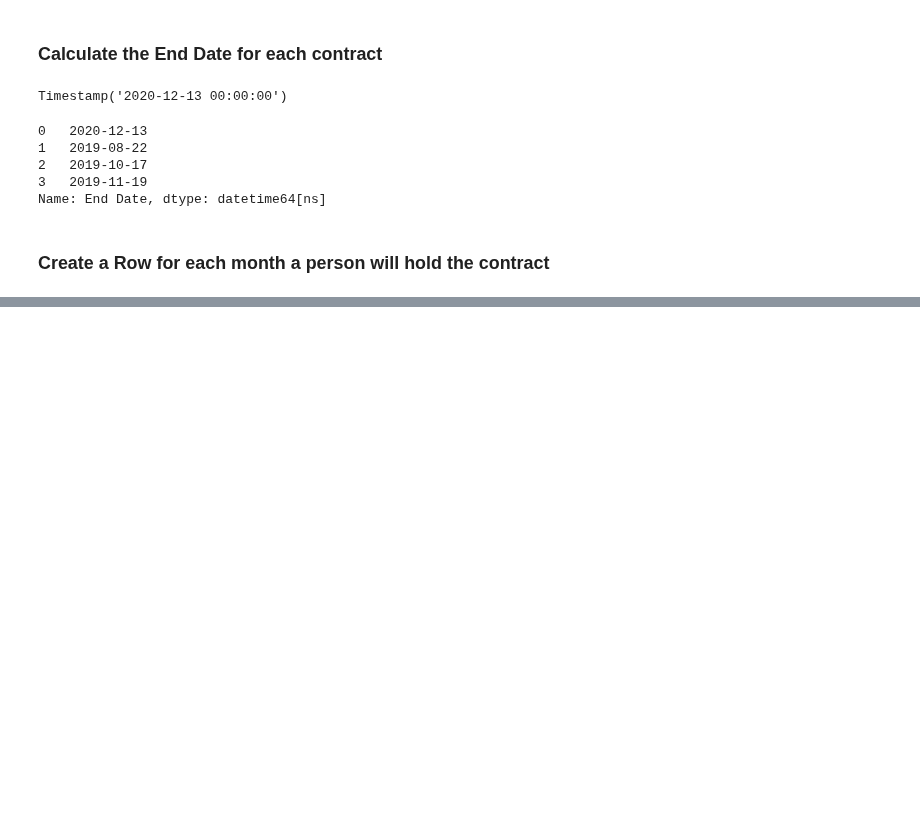
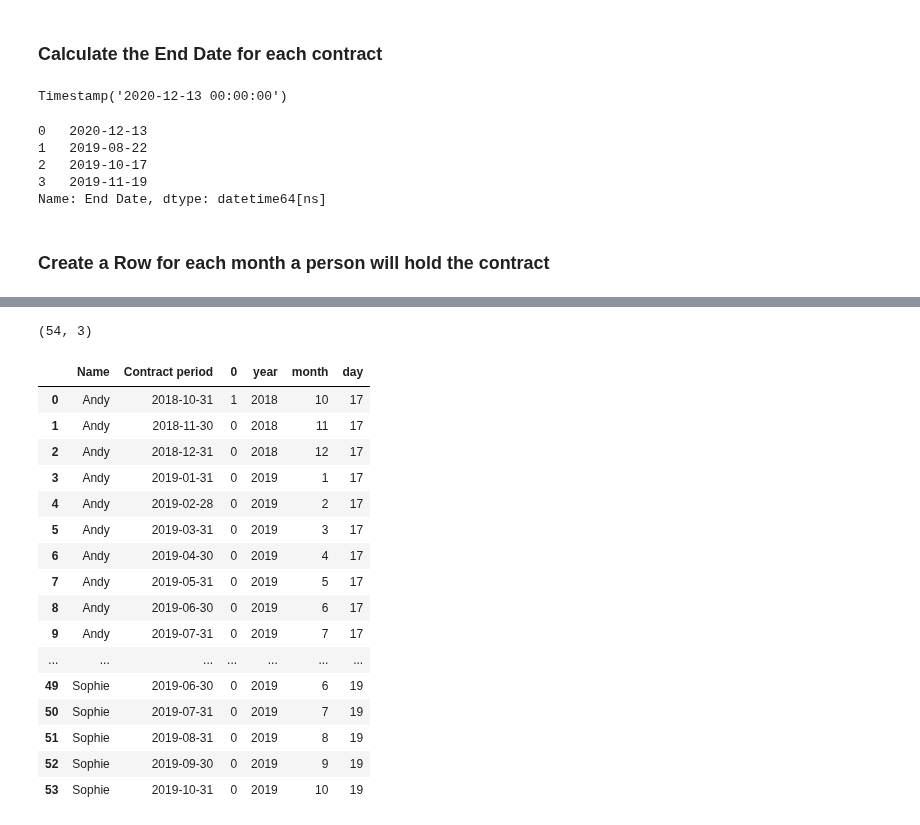
Before and after one commit to hyunjun33/Data_preprocessing, a Jupyter notebook: Preppin' Data 2021 Week 37 Challenge.ipynb, the cells around one changed output, grey strips where cells are left out. Cells and saved outputs as stored; diff of their text form; code cells hidden in the pictures; blank space fills up the shorter version.

```diff
--- a/Preppin' Data 2021 Week 37 Challenge.ipynb
+++ b/Preppin' Data 2021 Week 37 Challenge.ipynb
@@ -69,3 +69,7 @@ contract["End Date"]
 Name: End Date, dtype: datetime64[ns]
 # %% [markdown]
 ### Create a Row for each month a person will hold the contract
+# %%
+contract = contract.melt(id_vars=["Name", "Monthly Cost", "Contract Length (months)"],
+                         var_name="Period Indication", value_name="Contract period")
+contract
@@ -71,0 +86,3 @@ Name: End Date, dtype: datetime64[ns]
+# %%
+contract["day"] = contract["Contract period"].dt.day
+contract
@@ -71,0 +99,30 @@ Name: End Date, dtype: datetime64[ns]
+# %%
+new_rows = contract.set_index("Contract period").groupby(["Name"]).resample("M", origin="start").size().reset_index()
+drop_idx = new_rows.drop_duplicates(subset=["Name"], keep="last").index.tolist()
+new_rows = new_rows.drop(drop_idx, axis=0)
+new_rows.shape
+# %% [output]
+(54, 3)
+# %%
+new_rows["year"] = new_rows["Contract period"].dt.year
+new_rows["month"] = new_rows["Contract period"].dt.month
+new_rows = new_rows.merge(contract[["Name", "day"]].drop_duplicates(), how="left", on="Name")
+new_rows
+# %% [output]
+|  | Name | Contract period | 0 | year | month | day |
+| 0 | Andy | 2018-10-31 | 1 | 2018 | 10 | 17 |
+| 1 | Andy | 2018-11-30 | 0 | 2018 | 11 | 17 |
+| 2 | Andy | 2018-12-31 | 0 | 2018 | 12 | 17 |
+| 3 | Andy | 2019-01-31 | 0 | 2019 | 1 | 17 |
+| 4 | Andy | 2019-02-28 | 0 | 2019 | 2 | 17 |
+| 5 | Andy | 2019-03-31 | 0 | 2019 | 3 | 17 |
+| 6 | Andy | 2019-04-30 | 0 | 2019 | 4 | 17 |
+| 7 | Andy | 2019-05-31 | 0 | 2019 | 5 | 17 |
+| 8 | Andy | 2019-06-30 | 0 | 2019 | 6 | 17 |
+| 9 | Andy | 2019-07-31 | 0 | 2019 | 7 | 17 |
+| ... | ... | ... | ... | ... | ... | ... |
+| 49 | Sophie | 2019-06-30 | 0 | 2019 | 6 | 19 |
+| 50 | Sophie | 2019-07-31 | 0 | 2019 | 7 | 19 |
+| 51 | Sophie | 2019-08-31 | 0 | 2019 | 8 | 19 |
+| 52 | Sophie | 2019-09-30 | 0 | 2019 | 9 | 19 |
+| 53 | Sophie | 2019-10-31 | 0 | 2019 | 10 | 19 |
```
Also changed, not shown: parts of 8 cells of this notebook.
